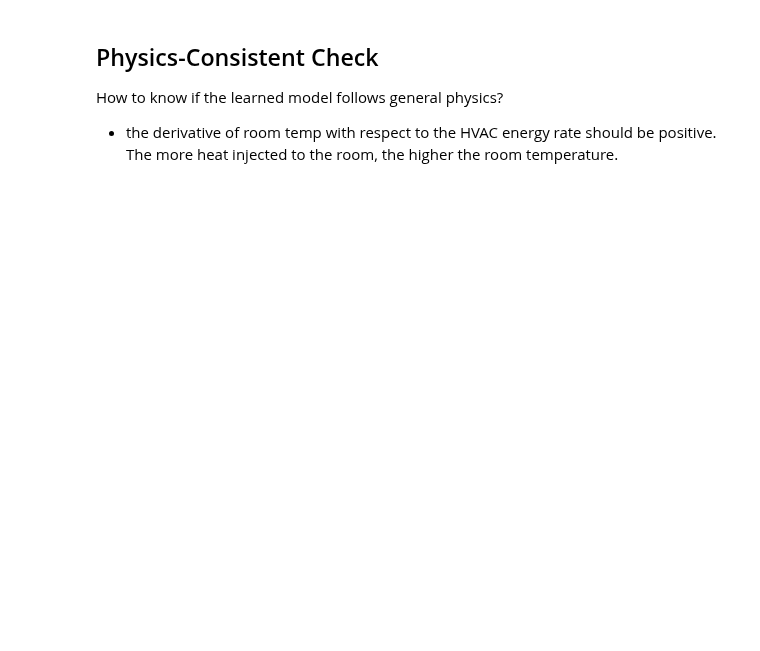
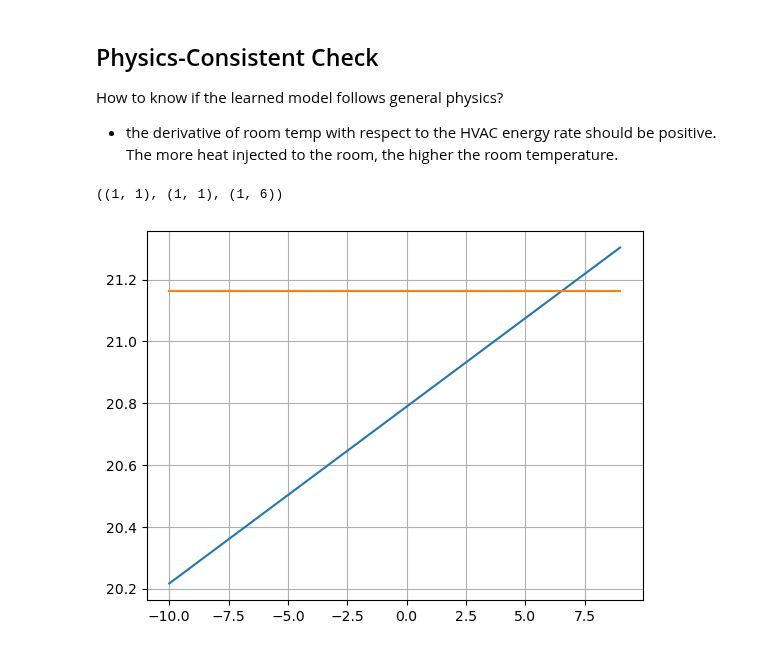
Before and after one commit to YangyangFu/dynax, a Jupyter notebook: cases/cost-comfort/m4-physics-informed-1.ipynb, the cells around one changed output. Drawn from its saved outputs; the diff is of its cells as text; code cells hidden in the pictures; blank space fills up the shorter version.

Commit message:
update physics-informed model 1

```diff
--- a/cases/cost-comfort/m4-physics-informed-1.ipynb
+++ b/cases/cost-comfort/m4-physics-informed-1.ipynb
@@ -436,7 +451,26 @@ x = jnp.tile(x_fake, reps=(n_points, 1))
+# %%
+sample_index = [200]
+
+u_fake = u_train[sample_index, :]
+state_init_fake = state_init_train[sample_index, :]
+d_fake = d_train[sample_index, :]
+# %%
+state_init_fake.shape, u_fake.shape, d_fake.shape
+# %% [output]
+((1, 1), (1, 1), (1, 6))
+# %%
+# prepare faked inputs for physical simukation check
+u = jnp.array([i for i in range(-10, 10)]).reshape(-1, 1) # (B, nu)
+n_points = len(u)
+
+state_init = jnp.tile(state_init_fake, (n_points, 1)) # (B, nx)
+d = jnp.tile(d_fake, (n_points, 1)) # (B, nd)
 # %%
-y_pred = vmodel.apply(train_state.params, x, u)
+y_pred = model.apply(train_state.params, state_init, u, d)
 # %%
 plt.figure()
-plt.plot(q_hvac.squeeze(), y_pred, label='predicted') #
-plt.plot(q_hvac.squeeze(), x, label='previous temp') # previous temperature
+plt.plot(u.squeeze(), y_pred, label='predicted') #
+plt.plot(u.squeeze(), state_init, label='previous temp') # previous temperature
 plt.grid()
+# %% [output]
+[figure, added]
```
Also changed, not shown: parts of 20 cells of this notebook, 1 other file.
